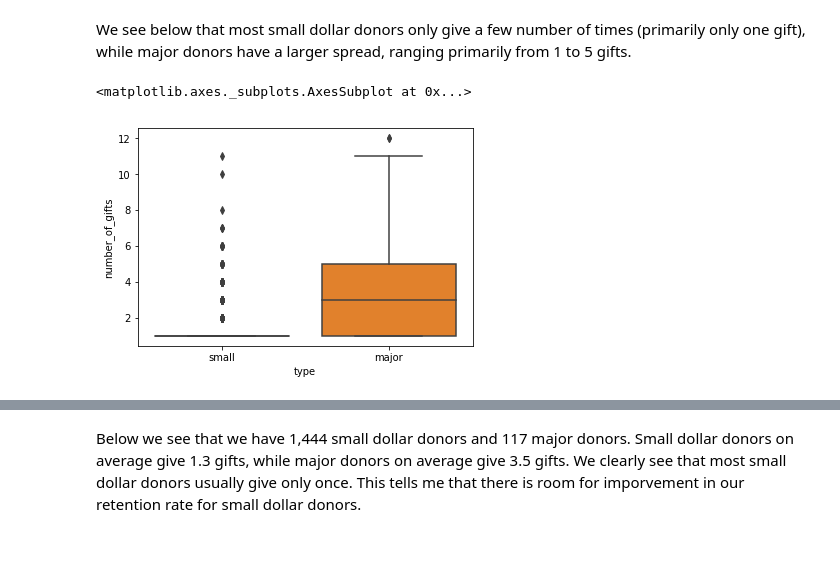
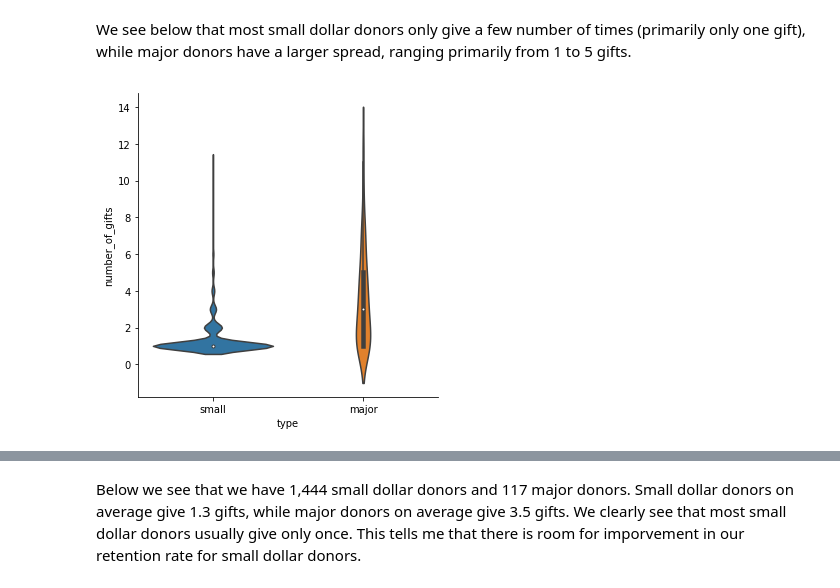
Before and after one commit to thebbennett/data-science-for-nonprofits, a Jupyter notebook: Historical Donor Exploratory Data Analysis.ipynb, the cells around one changed output, grey strips where cells are left out. Drawn from its saved outputs; the diff is of its cells as text; code cells hidden in the pictures; blank space fills up the shorter version.

```diff
--- a/Historical Donor Exploratory Data Analysis.ipynb
+++ b/Historical Donor Exploratory Data Analysis.ipynb
@@ -185,7 +188,6 @@ all_gifts = pd.concat([small_by_gifts, major_by_gifts])
 # %% [markdown]
 We see below that most small dollar donors only give a few number of times (primarily only one gift), while major donors have a larger spread, ranging primarily from 1 to 5 gifts.
 # %%
-sns.boxplot(x = "type", y = "number_of_gifts", data = all_gifts)
+sns.catplot(x="type", y="number_of_gifts", kind="violin", data=all_gifts);
 # %% [output]
-<matplotlib.axes._subplots.AxesSubplot at 0x...>
-[figure, old version]
+[figure, new version]
```
Also changed, not shown: parts of 8 cells of this notebook.
